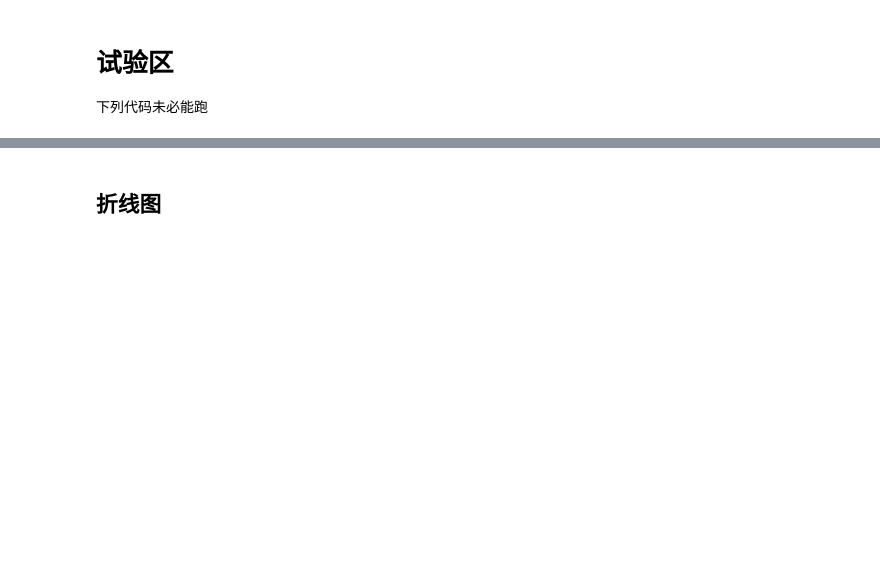
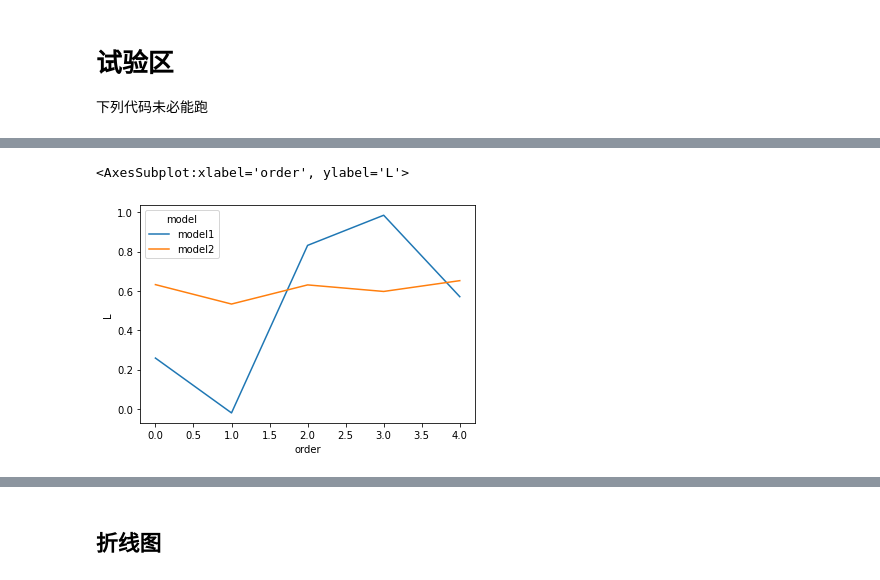
Before and after one commit to XMK233/ML_Tryout, a Jupyter notebook: 1-常用模型评价指标.ipynb, the cells around one changed output, grey strips where cells are left out. Cells and saved outputs as stored; diff of their text form; code cells hidden in the pictures; blank space fills up the shorter version.

```diff
--- a/1-常用模型评价指标.ipynb
+++ b/1-常用模型评价指标.ipynb
@@ -1466,3 +1516,14 @@ def draw_heatmap_conversionRate(prop_rst_, title = "Title 1"):
 # 试验区
 
 下列代码未必能跑
+# %%
+df = pd.DataFrame(
+    {
+        "model": ["model1"] * 5 + ["model2"] * 5,
+        "order": [i for i in range(5)] + [i for i in range(5)],
+        "L": [0.2587, -0.02, 0.831294, 0.984428, 0.570581,
+              0.631915, 0.533225, 0.630487, 0.597202, 0.652064],
+        "RNG": [0.589696,0.602678,0.602783,0.598644,0.600389,
+                0.589627,0.587665, 0.597028,0.586174,0.591673],
+    }
+)
@@ -1468,0 +1544,5 @@ def draw_heatmap_conversionRate(prop_rst_, title = "Title 1"):
+# %%
+sns.lineplot(x="order", y="L", hue="model", data=df)
+# %% [output]
+<AxesSubplot:xlabel='order', ylabel='L'>
+[figure, added]
```
Also changed, not shown: parts of 6 cells of this notebook, 20 other files.
